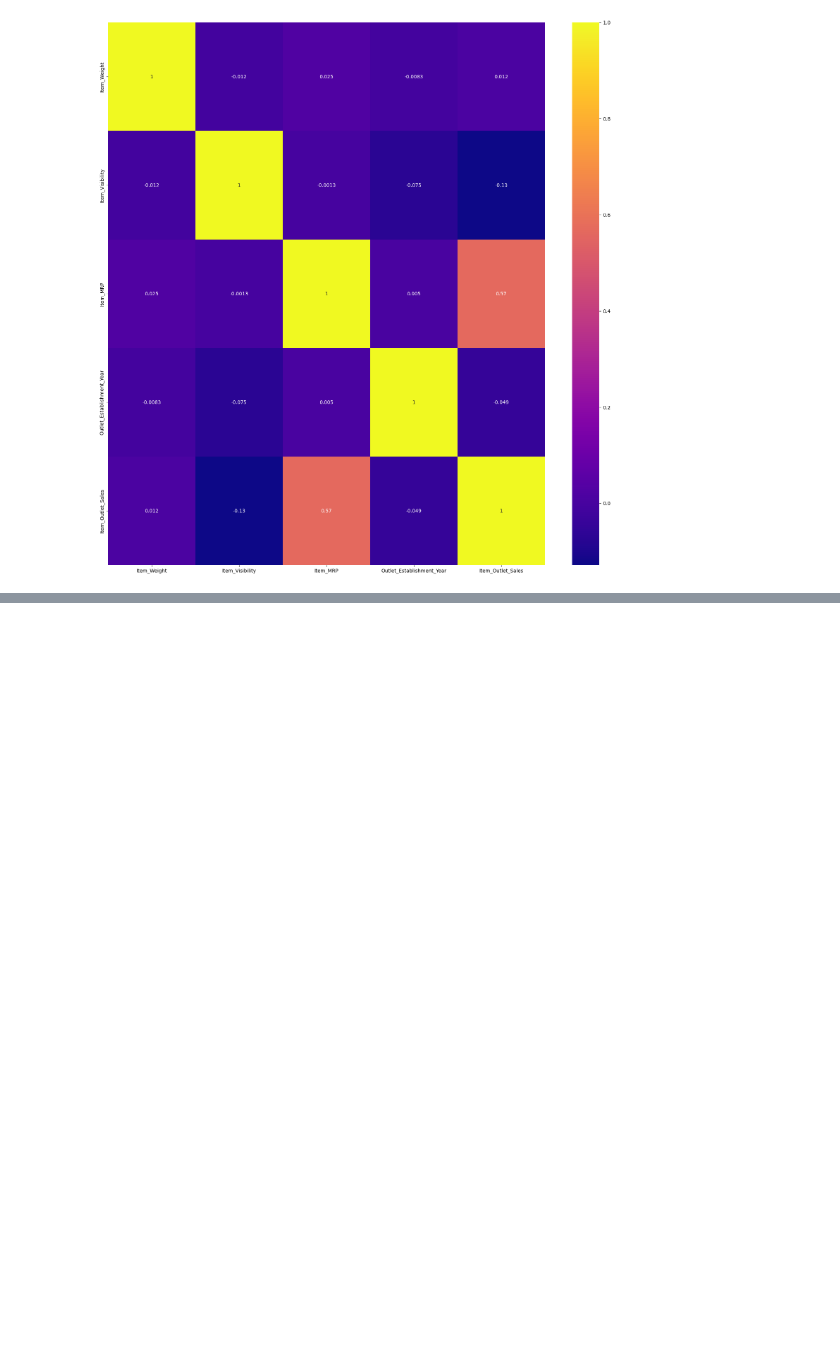
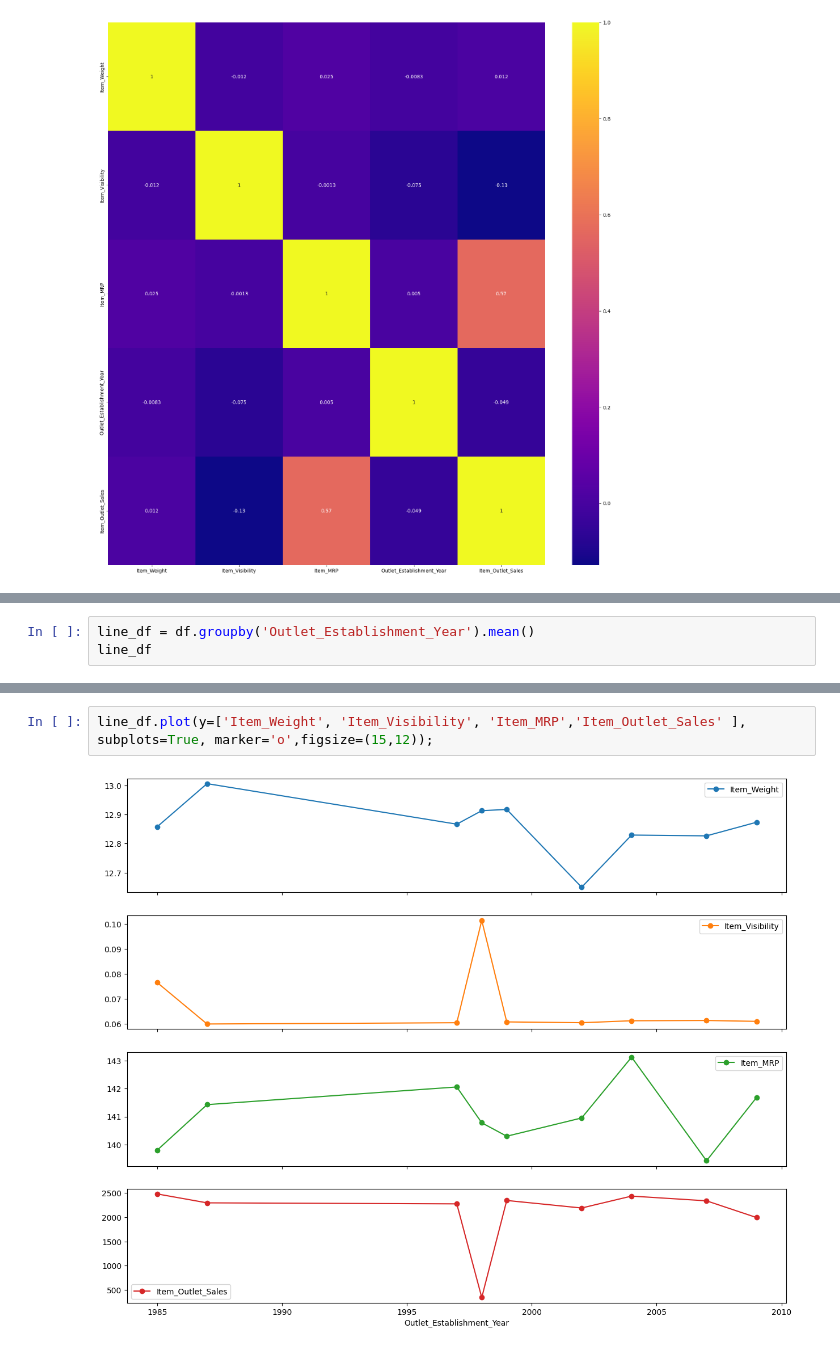
Before and after one commit to Magui2912/food-sales-predictions, a Jupyter notebook: project1.ipynb, the cells around one changed output, grey strips where cells are left out. Saved outputs shown, nothing was run; the diff lists cells and outputs as text; blank space fills up the shorter version.

```diff
--- a/project1.ipynb
+++ b/project1.ipynb
@@ -299,0 +303,3 @@ sns.heatmap(cor, cmap='plasma', annot=True)
+# %%
+line_df = df.groupby('Outlet_Establishment_Year').mean()
+line_df
@@ -299,0 +318,4 @@ sns.heatmap(cor, cmap='plasma', annot=True)
+# %%
+line_df.plot(y=['Item_Weight', 'Item_Visibility', 'Item_MRP','Item_Outlet_Sales' ], subplots=True, marker='o',figsize=(15,12));
+# %% [output]
+[figure, added]
```
Also changed, not shown: parts of 5 cells of this notebook.
